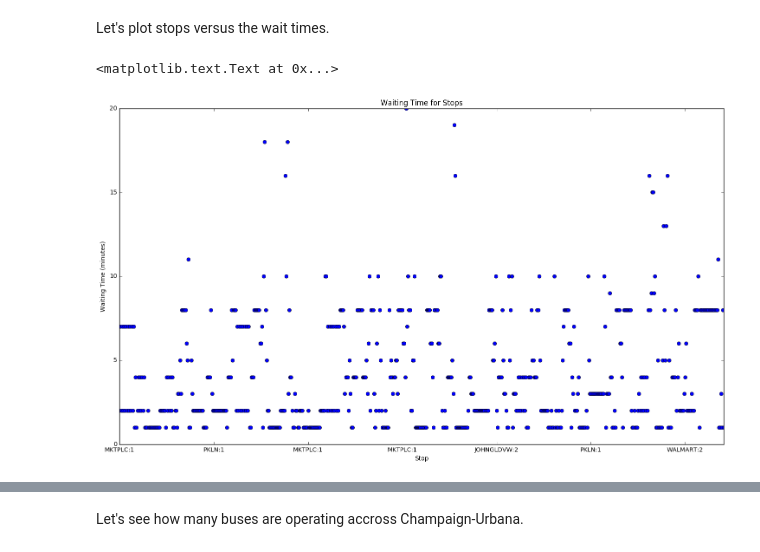
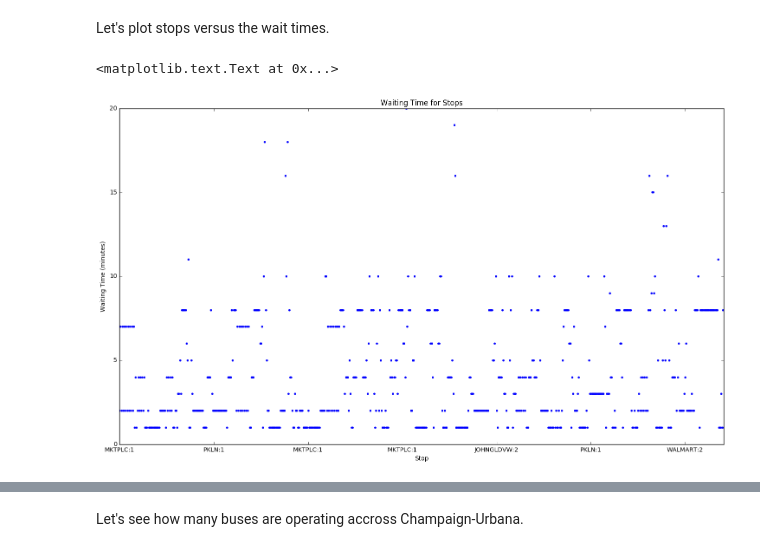
Before and after one commit to ariansacct/project-spring2017, a Jupyter notebook: part1/component1.ipynb, the cells around one changed output, grey strips where cells are left out. Cells and saved outputs as stored; diff of their text form; code cells hidden in the pictures.

```diff
--- a/part1/component1.ipynb
+++ b/part1/component1.ipynb
@@ -147,9 +149,9 @@ Let's plot stops versus the wait times.
 # %%
 %matplotlib inline
 fig = plt.figure(figsize = (18, 10))
-ax = df.plot(x = "stop_id", y = "waiting_time_in_mins", style = 'o', title = "Waiting Time for Stops", ax = plt.gca(), legend = False)
+ax = df.plot(x = "stop_id", y = "waiting_time_in_mins", style = '.', title = "Waiting Time for Stops", ax = plt.gca(), legend = False)
 ax.set_xlabel("Stop")
 ax.set_ylabel("Waiting Time (minutes)")
 # %% [output]
 <matplotlib.text.Text at 0x...>
-[figure, old version]
+[figure, new version]
```
Also changed, not shown: parts of 6 cells of this notebook.
